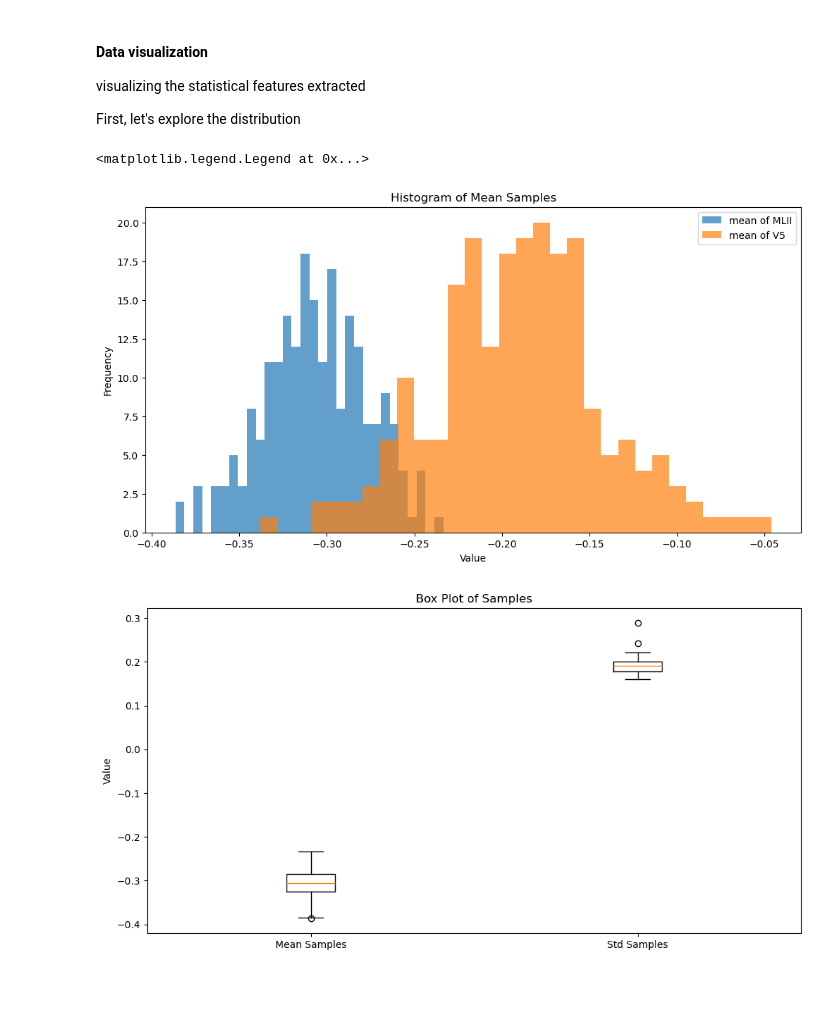
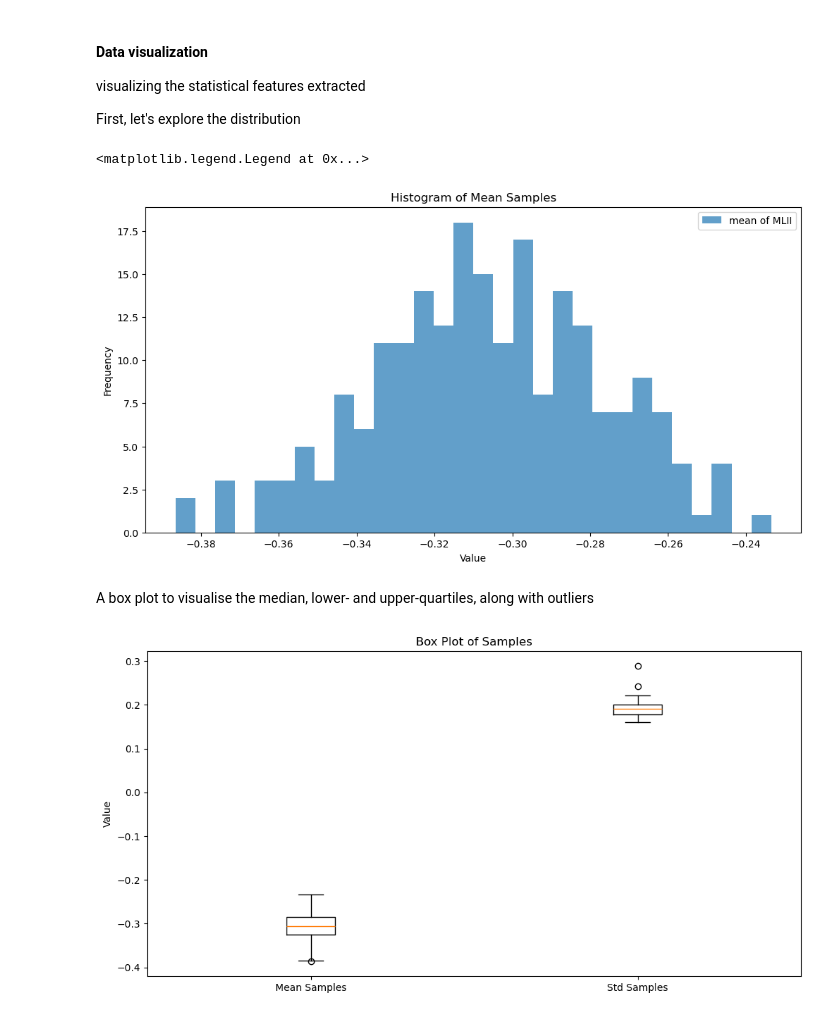
Before and after one commit to Mahmoud-albisary/Automatic-Detection-of-Heart-Arrhythmias-from-ECG-Signals, a Jupyter notebook: file.ipynb, the cells around one changed output. Saved outputs shown, nothing was run; the diff lists cells and outputs as text; code cells hidden in the pictures; blank space fills up the shorter version.

```diff
--- a/file.ipynb
+++ b/file.ipynb
@@ -204,14 +190,15 @@ First, let's explore the distribution
 # %%
 plt.figure(figsize=(12, 6))
 plt.hist(mean_samples[:, 0], bins=30, alpha=0.7, label='mean of MLII')
-plt.hist(mean_samples[:, 1], bins=30, alpha=0.7, label='mean of V5')
 plt.title('Histogram of Mean Samples')
 plt.xlabel('Value')
 plt.ylabel('Frequency')
 plt.legend()
 # %% [output]
 <matplotlib.legend.Legend at 0x...>
-[figure, old version]
+[figure, new version]
+# %% [markdown]
+A box plot to visualise the median, lower- and upper-quartiles, along with outliers
 # %%
 plt.figure(figsize=(12, 6))
 plt.boxplot([mean_samples[:, 0], std_samples[:, 0]], tick_labels=['Mean Samples', 'Std Samples'])
```
Also changed, not shown: parts of 11 cells of this notebook, 1 other file.
